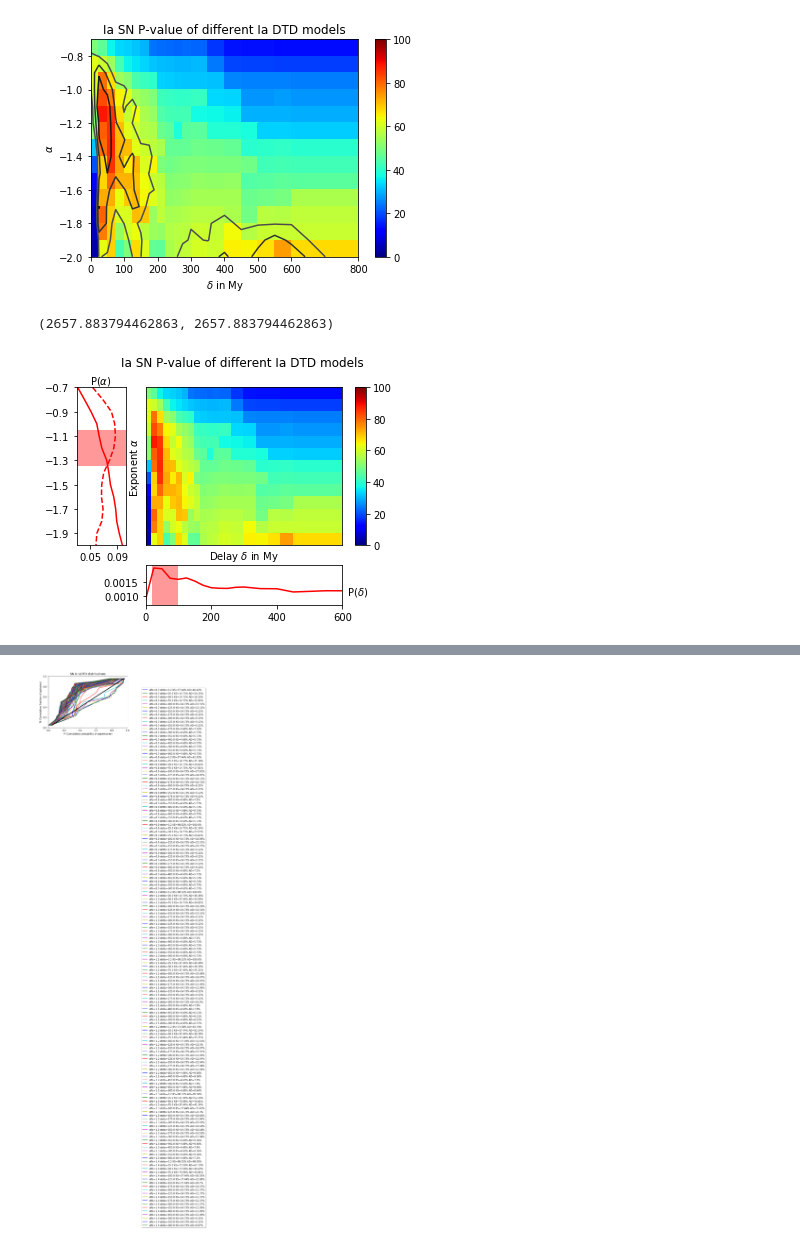
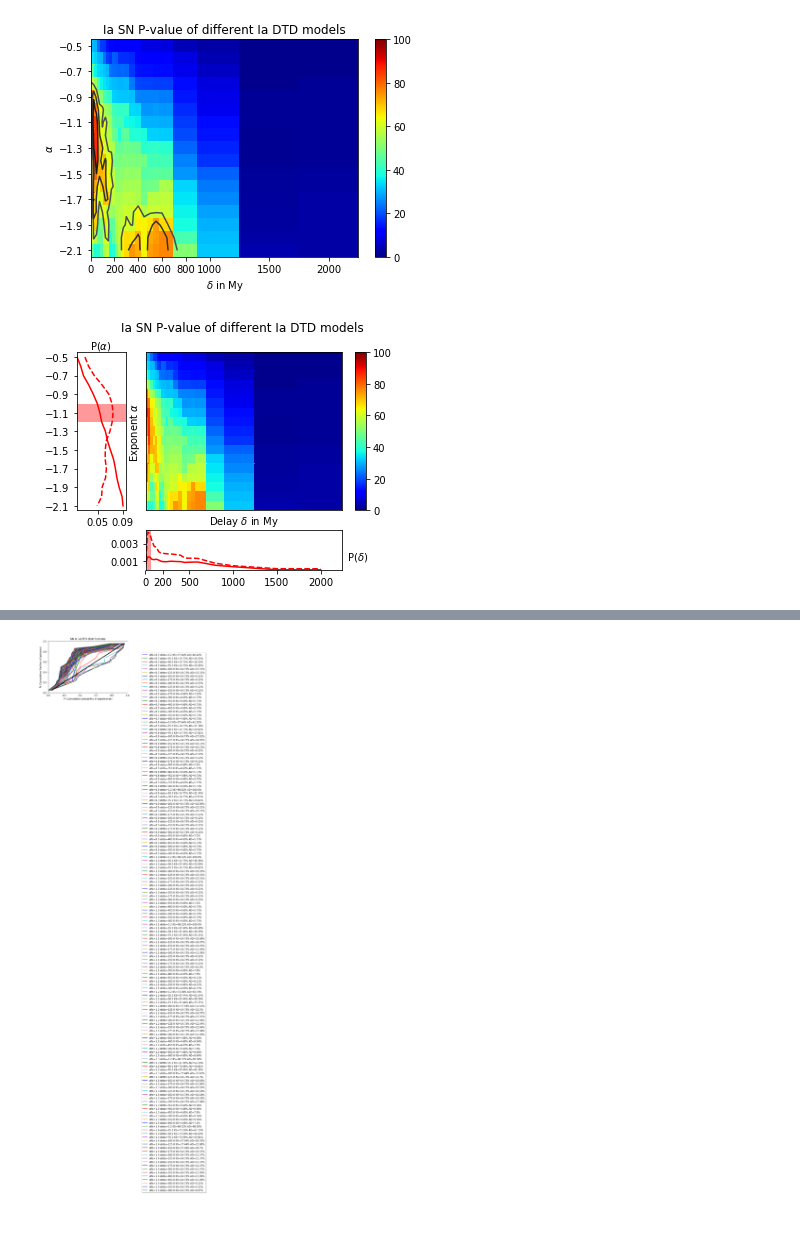
Before and after one commit to AsierCastrillo/Supernovas, a Jupyter notebook: Sacar_Graficas_Estadistica_2.0.ipynb, the cells around one changed output, grey strips where cells are left out. Cells and saved outputs as stored; diff of their text form; code cells hidden in the pictures.

```diff
--- a/Sacar_Graficas_Estadistica_2.0.ipynb
+++ b/Sacar_Graficas_Estadistica_2.0.ipynb
@@ -435,49 +435,59 @@ Prob_DTD['Mean_Ic'] = (Prob_DTD['KS_Ic']+Prob_DTD['AD_Ic'])/2
 Prob_DTD.to_csv('../DTD.csv')
 # %%
 alfa = np.array([-0.5,-0.6,-0.7,-0.8,-0.9,-1.0,-1.1,-1.2,-1.3,-1.4,-1.5,-1.6,-1.7,-1.8,-1.9,-2.0,-2.1])
-delta = np.array([0.2,25.0,50.0,75.0,100.0,125.0,150.0,175.0,200.0,225.0,250.0,275.0,300.0,350.0,400.0,450.0,500.0,550.0,600.0,800.0,1000.0,1500.0,2000.0])
+delta = np.array([1,25.0,50.0,75.0,100.0,125.0,150.0,175.0,200.0,225.0,250.0,275.0,300.0,350.0,400.0,450.0,500.0,550.0,600.0,800.0,1000.0,1500.0,2000.0])
 
 P = np.array([
-    [50.235,46.19,36.365,33.89,33.12,31.74,30.27,24.125,23.22,22.97,22.635,22.755,22.53,17.935,14.26,13.84,13.7,13.61,13.56,9.665],
-    [62.415,59.565,54.15,43.685,36.39,34.77,33.545,31.86,31.23,30.495,30.27,30.42,30.49,24.385,19.525,18.925,18.76,18.62,18.46,13.385],
-    [61.79,79.295,67.245,53.97,51.475,43.815,42.105,40.345,33.085,32.49,32.04,31.775,31.845,31.295,25.585,25.135,25.105,25.33,24.985,14.53],
-    [59.185,82.825,77.635,64.87,62.415,54.695,52.77,50.435,42.385,41.455,40.73,40.86,41.515,33.945,33.345,27.275,27.235,27.93,27.23,16.46],
-    [51.55,88.53,85.28,67.62,58.81,63.79,55.49,53.145,44.68,43.12,42.84,43.015,37.195,36.76,35.965,29.97,29.765,29.97,29.415,18.265],
-    [51.2,80.92,86.12,70.905,62.18,59.93,56.69,56.025,47.86,46.12,38.595,45.97,46.305,39.23,39.18,38.145,33.145,32.99,32.5,19.865],
-    [31.885,79.51,87.025,71.67,70.77,62.2,59.525,57.58,55.615,47.145,47.215,47.255,48.385,47.83,47.04,39.89,40.335,40.935,40.225,22.36],
-    [20.45,69.055,85.575,73.155,65.755,71.795,61.61,64.965,50.075,48.7,49.5,50.295,50.38,49.83,49.875,48.54,42.9,43.175,42.62,25.12],
-    [13.12,68.335,79.98,71.9,72.205,70.64,63.97,59.725,57.69,50.98,51.31,51.565,52.795,52.66,52.805,45.005,45.38,46.23,45.92,27.105],
-    [7.925,72.71,72.585,63.08,69.78,71.33,64.76,61.76,58.76,52.7,53.085,54.015,54.885,55.06,55.05,47.87,48.595,49.4,55.505,33.225],
-    [5.935,80.235,68.98,61.515,61.11,71.03,69.74,53.695,58.105,55.11,55.63,56.48,57.09,57.395,55.51,49.155,57.155,56.99,57.815,34.89],
-    [5.38,77.925,68.975,52.945,60.165,63.495,57.53,53.965,52.905,56.25,57.31,57.795,59.515,58.89,64.11,56.92,59.16,59.28,59.355,36.645],
-    [4.11,62.97,69.105,43.94,50.38,67.86,61.955,46.9,46.275,55.855,57.52,58.465,60.875,59.68,65.465,65.22,67.01,74.27,67.62,37.685],
-    [3.74,61.405,56.955,48.355,47.825,60,60.615,39.98,46.545,54.94,57.07,65.35,67.36,66.915,71.61,64.63,73.25,74.39,76.78,43.56]
+    [33.29,31.04,30.065,23.225,18.325,17.82,13.77,12.86,12.665,12.465,12.455,12.39,12.13,11.865,11.575,8.93,8.79,8.725,8.555,4.9,3.14,1.355,1.275],
+    [38.43,35.175,32.845,30.615,29.805,23.795,18.55,17.405,21.56,21.295,16.94,16.99,16.805,16.33,12.655,12.43,12.405,12.255,12.065,8.63,4.395,1.4,1.305],
+    [50.235,46.19,36.365,33.89,33.12,31.74,30.27,24.125,23.22,22.97,22.635,22.755,22.53,17.935,14.26,13.84,13.7,13.61,13.56,9.665,6.14,1.42,1.355],
+    [62.415,59.565,54.15,43.685,36.39,34.77,33.545,31.86,31.23,30.495,30.27,30.42,30.49,24.385,19.525,18.925,18.76,18.62,18.46,13.385,8.515,1.475,1.955],
+    [61.79,79.295,67.245,53.97,51.475,43.815,42.105,40.345,33.085,32.49,32.04,31.775,31.845,31.295,25.585,25.135,25.105,25.33,24.985,14.53,9.085,2.125,1.955],
+    [59.185,82.825,77.635,64.87,62.415,54.695,52.77,50.435,42.385,41.455,40.73,40.86,41.515,33.945,33.345,27.275,27.235,27.93,27.23,16.46,10.12,2.155,1.965],
+    [51.55,88.53,85.28,67.62,58.81,63.79,55.49,53.145,44.68,43.12,42.84,43.015,37.195,36.76,35.965,29.97,29.765,29.97,29.415,18.265,13.465,2.23,2.035],
+    [51.2,80.92,86.12,70.905,62.18,59.93,56.69,56.025,47.86,46.12,38.595,45.97,46.305,39.23,39.18,38.145,33.145,32.99,32.5,19.865,14.41,1.74,2.075],
+    [31.885,79.51,87.025,71.67,70.77,62.2,59.525,57.58,55.615,47.145,47.215,47.255,48.385,47.83,47.04,39.89,40.335,40.935,40.225,22.36,16.015,1.805,2.17],
+    [20.45,69.055,85.575,73.155,65.755,71.795,61.61,64.965,50.075,48.7,49.5,50.295,50.38,49.83,49.875,48.54,42.9,43.175,42.62,25.12,17.55,1.915,2.185],
+    [13.12,68.335,79.98,71.9,72.205,70.64,63.97,59.725,57.69,50.98,51.31,51.565,52.795,52.66,52.805,45.005,45.38,46.23,45.92,27.105,22.255,2.585,3.075],
+    [7.925,72.71,72.585,63.08,69.78,71.33,64.76,61.76,58.76,52.7,53.085,54.015,54.885,55.06,55.05,47.87,48.595,49.4,55.505,33.225,24.385,2.62,3.12],
+    [5.935,80.235,68.98,61.515,61.11,71.03,69.74,53.695,58.105,55.11,55.63,56.48,57.09,57.395,55.51,49.155,57.155,56.99,57.815,34.89,25.975,2.72,3.175],
+    [5.38,77.925,68.975,52.945,60.165,63.495,57.53,53.965,52.905,56.25,57.31,57.795,59.515,58.89,64.11,56.92,59.16,59.28,59.355,36.645,28.21,2.84,3.205],
+    [4.11,62.97,69.105,43.94,50.38,67.86,61.955,46.9,46.275,55.855,57.52,58.465,60.875,59.68,65.465,65.22,67.01,74.27,67.62,37.685,29.84,3.035,3.295],
+    [3.74,61.405,56.955,48.355,47.825,60,60.615,39.98,46.545,54.94,57.07,65.35,67.36,66.915,71.61,64.63,73.25,74.39,76.78,43.56,31.245,3.275,3.35],
+    [3.59,47.41,39.105,39.615,44.47,55.32,58.175,37.685,39.4,48.915,56.865,64.875,67.63,74.735,72.375,64.66,74.32,75.605,76.59,50.785,32.145,4.205,3.445]
     ])
+# %%
+deltaP = np.array([0.5,10,37,62,87,112,137,162,187,212,237,262,287,325,375,425,475,525,575,700,900,1250,1750,2250])
+alfaP = np.array([-0.45,-0.55,-0.65,-0.75,-0.85,-0.95,-1.05,-1.15,-1.25,-1.35,-1.45,-1.55,-1.65,-1.75,-1.85,-1.95,-2.05,-2.15])
+
+deltalg = np.log10(delta)
+deltalgP = np.log10(deltaP)
 # %%
 # Gaussian function
 stddev = 1
 gauss = Gaussian2DKernel(stddev)
 
 # Gaussian convolve
 #P = convolve(P, gauss)
 
 fig0, ax0 = plt.subplots()
 
-c = ax0.pcolor(delta,alfa,P,vmin=0, vmax=100,cmap='jet')
+c = ax0.pcolor(deltaP,alfaP,P,vmin=0, vmax=100,cmap='jet')
 fig0.colorbar(c)
 
 CS = plt.contour(delta, alfa, P, [60,70,80,90],colors=('0.3','0.2','0.1','0'))
 #ax0.clabel(CS, inline=1, fontsize=10,fmt='%1.f')
 
 ax0.set_xlabel(r'$\delta$ in My')
 ax0.set_ylabel(r'$\alpha$')
 ax0.set_title('Ia SN P-value of different Ia DTD models');
 
-ax0.set_xticks([0,100,200,300,400,500,600,800]);
+ax0.set_xticks([0,200,400,600,800,1000,1500,2000]);
+ax0.set_yticks([-0.5,-0.7,-0.9,-1.1,-1.3,-1.5,-1.7,-1.9,-2.1]);
 
 #fig0.savefig("../Pv_modelos_Ia_IaDTD.png")
 # %% [output]
-[figure, old version]
+[figure, new version]
 # %%
 PIa = P
 # %%
@@ -545,7 +556,3 @@ P_delta_lo = P_delta / Z_delta
-# %%
-Z_alfa,Z_delta
-# %% [output]
-(2657.883794462863, 2657.883794462863)
 # %%
 fig = plt.figure()
 
@@ -553,7 +560,7 @@ gs = gridspec.GridSpec(2, 3,width_ratios=[1,4,1], height_ratios=[4,1])
 
 Pro = plt.subplot(gs[1])
 
-c = Pro.pcolor(delta,alfa,PIa,vmin=0, vmax=100,cmap='jet')
+c = Pro.pcolor(deltaP,alfaP,PIa,vmin=0, vmax=100,cmap='jet')
 #CS = plt.contour(delta, alfa, PIa, [65,75,85],colors=('0.3','0.3','0.3'))
 #Pro.clabel(CS, inline=1, fontsize=10,fmt='%1.f')
 Pro.set_xlabel(r'Delay $\delta$ in My')
@@ -572,28 +579,28 @@ al = plt.subplot(gs[0])
 
 al.plot(P_alfa_li,alfa,'-r')
 al.plot(P_alfa_lo,alfa,'--r')
-al.axhspan(-1.05,-1.35,facecolor='r',alpha=0.4)
+al.axhspan(-1.0,-1.2,facecolor='r',alpha=0.4)
 al.set_xlim(np.min(P_alfa_li)*0.95,np.max(P_alfa_li)*1.05)
-al.set_yticks([-0.7,-0.9,-1.1,-1.3,-1.5,-1.7,-1.9])
+al.set_yticks([-0.5,-0.7,-0.9,-1.1,-1.3,-1.5,-1.7,-1.9,-2.1])
 al.set_xticks([0.05,0.09])
 al.xaxis.set_label_position("top")
 al.set_xlabel(r'P($\alpha$)')
-al.set_ylim(-2.0,-0.7)
+al.set_ylim(-2.15,-0.45)
 
 de = plt.subplot(gs[4])
 
 de.plot(delta,P_delta_li,'r')
 de.plot(delta,P_delta_lo,'--r')
-de.axvspan(20,100,facecolor='r',alpha=0.4)
-de.set_ylim(np.min(P_delta_li)*0.95,np.max(P_delta_li)*1.05)
-de.set_xticks([0,200,400,600])
-de.set_yticks([0.0010,0.0015])
+de.axvspan(20,60,facecolor='r',alpha=0.4)
+de.set_ylim(np.min(P_delta_li)*0.95,np.max(P_delta_lo)*1.05)
+de.set_xticks([0,200,500,1000,1500,2000])
+de.set_yticks([0.003,0.001])
 de.yaxis.set_label_position("right")
 de.set_ylabel(r'       P($\delta$)',rotation='horizontal')
-de.set_xlim(0,600)
+de.set_xlim(0.5,2250)
 
 plt.show()
 
-#fig.savefig("../Pv_modelos_Ia_IaDTD.png")
+#fig.savefig("../Pv_modelos_Ia_IaDTD_2.0.png")
 # %% [output]
-[figure, old version]
+[figure, new version]
```
Also changed, not shown: parts of 19 cells of this notebook.
